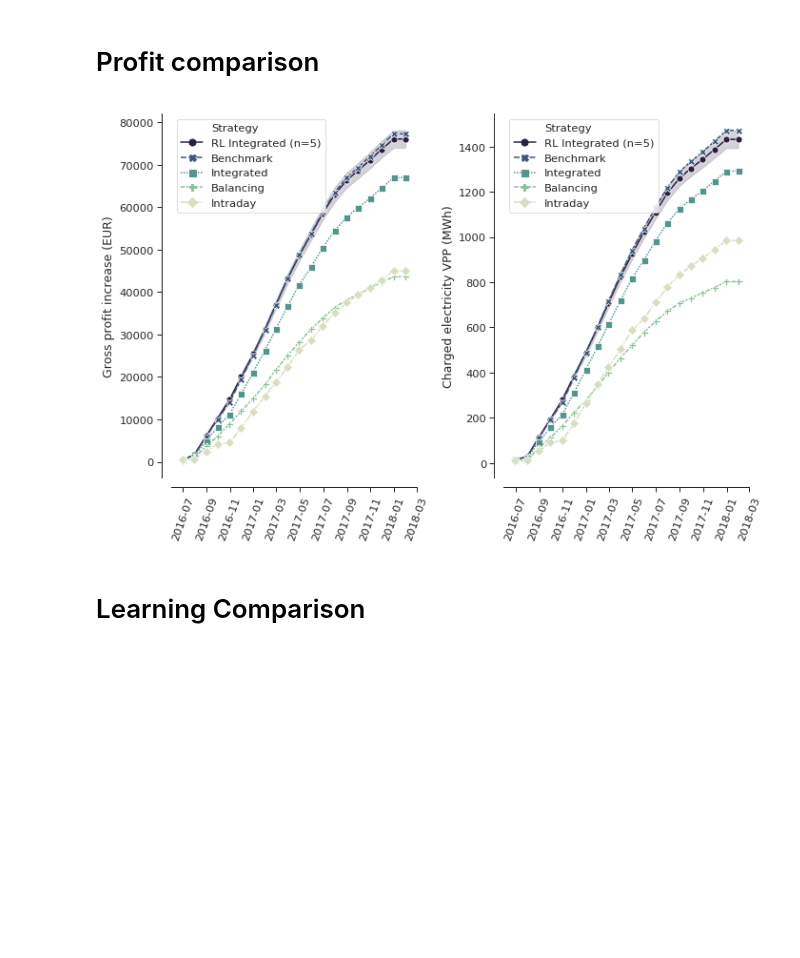
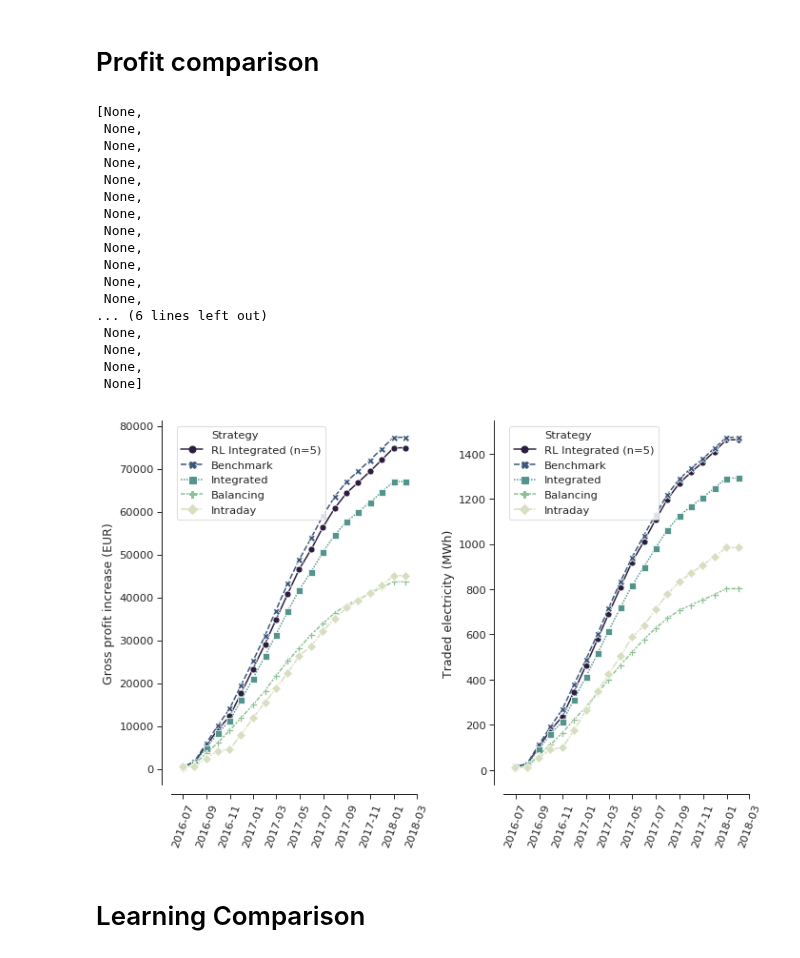
Before and after one commit to indyfree/FleetSim, a Jupyter notebook: notebooks/10-RL-Results.ipynb, the cells around one changed output. Drawn from its saved outputs; the diff is of its cells as text; code cells hidden in the pictures; blank space fills up the shorter version.

```diff
--- a/notebooks/10-RL-Results.ipynb
+++ b/notebooks/10-RL-Results.ipynb
@@ -79,48 +77,56 @@ def result_comp(dfs, names, a, y_col="profit_eur", y_name="Gross profit increase
 # %%
 df_bench = read_results("../results/integrated-benchmark-acc-1.csv")
 df_int = read_results("../results/integrated-risk-averse.csv")
-
-df_rl1 = read_results("../results/integrated-rl-1.csv")
-df_rl2 = df_rl1 * 0.99
-df_rl3 = df_rl1 * 0.95
-
+df_rl1 = read_results("../results/accuracy/DDDQN-70-90_result.csv")
 df_bal = df = read_results("../results/balancing-risk-averse.csv")
 df_intr = df = read_results("../results/intraday-risk-averse.csv")
 
 f, axs = plt.subplots(1, 2)
 y_cols=["profit_eur", "charged_vpp_kwh"]
-y_names=["Gross profit increase (EUR)", "Charged electricity VPP (MWh)"]
+y_names=["Gross profit increase (EUR)", "Traded electricity (MWh)"]
 
 for ax, y_col, y_name in zip(axs, y_cols, y_names):
     result_comp(
         [
             df_rl1,
-            df_rl2,
-            df_rl3,
             df_bench,
             df_int,
             df_bal,
             df_intr,
         ],
         [
-            "RL Integrated (n=5)",
-            "RL Integrated (n=5)",
             "RL Integrated (n=5)",
             "Benchmark",
             "Integrated",
             "Balancing",
             "Intraday",
         ],
         ax, y_col, y_name
     )
 
 f.tight_layout()
 sns.despine(offset=10)
 plt.setp(axs[0].xaxis.get_majorticklabels(), rotation=70)
 plt.setp(axs[1].xaxis.get_majorticklabels(), rotation=70)
-plt.savefig("../results/fig/rl-results.png")
 # %% [output]
+[None,
+ None,
+ None,
+ None,
+ None,
+ None,
+ None,
+ None,
+ None,
+ None,
+ None,
+ None,
+... (6 lines left out)
+ None,
+ None,
+ None,
+ None]
-[figure, old version]
+[figure, new version]
 # %% [markdown]
 # Learning Comparison
 # %%
```
Also changed, not shown: parts of 7 cells of this notebook, 5 other files.
